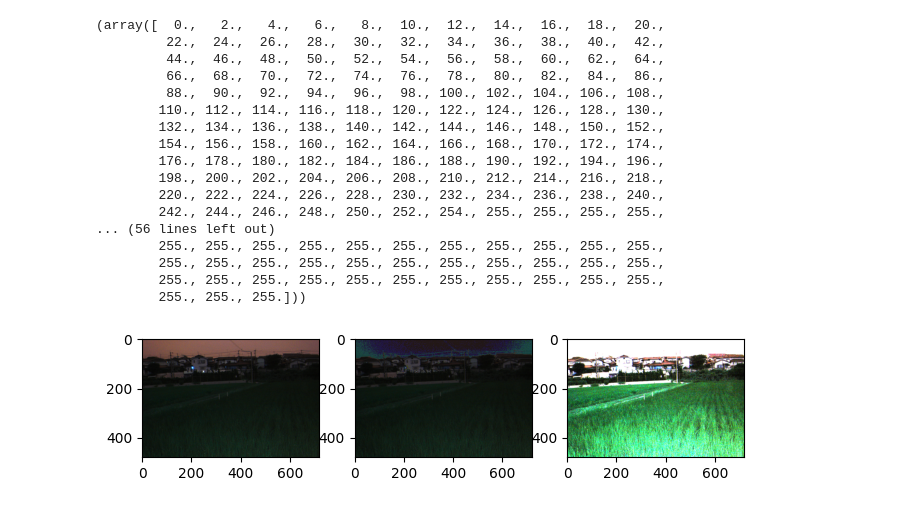
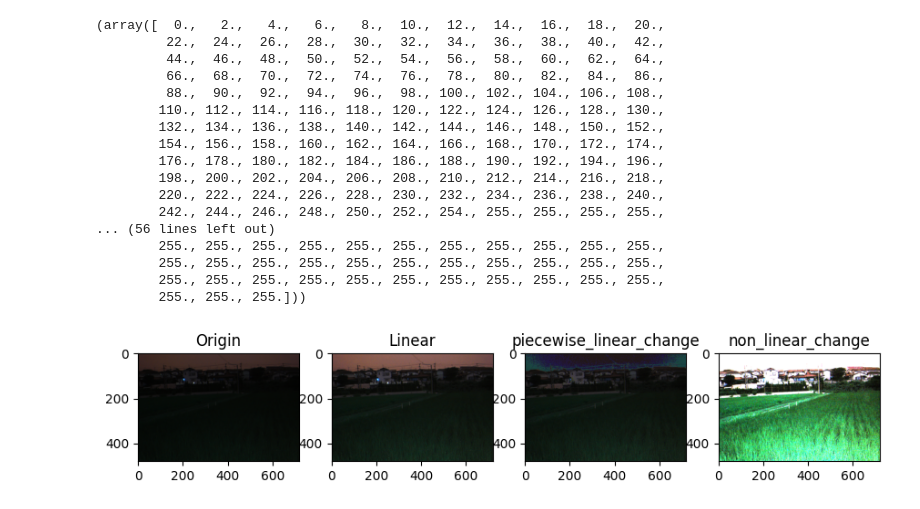
Before and after one commit to NJUSTzwh/ImageAnalysis_homeword, a Jupyter notebook: assignment_1/pointCalculate.ipynb, the cells around one changed output. Saved outputs shown, nothing was run; the diff lists cells and outputs as text; code cells hidden in the pictures.

```diff
--- a/assignment_1/pointCalculate.ipynb
+++ b/assignment_1/pointCalculate.ipynb
@@ -26,14 +33,14 @@ def non_linear_change(pixel):
 # %%
 #创建各个变换的查找表
-LUT_1 = np.zeros(256)
-LUT_2 = np.zeros(256)
-LUT_3 = np.zeros(256)
+LUT_Linear = np.zeros(256)
+LUT_pLinear = np.zeros(256)
+LUT_noLinear = np.zeros(256)
 
 for pixel in range(256):
-    LUT_1[pixel] = linear_change(pixel)
-    LUT_2[pixel] = piecewise_linear_change(pixel)
-    LUT_3[pixel] = non_linear_change(pixel)
-LUT_1,LUT_2,LUT_3
+    LUT_Linear[pixel] = linear_change(pixel)
+    LUT_pLinear[pixel] = piecewise_linear_change(pixel)
+    LUT_noLinear[pixel] = non_linear_change(pixel)
+LUT_Linear,LUT_pLinear,LUT_noLinear
 # %% [output]
 (array([  0.,   2.,   4.,   6.,   8.,  10.,  12.,  14.,  16.,  18.,  20.,
          22.,  24.,  26.,  28.,  30.,  32.,  34.,  36.,  38.,  40.,  42.,
@@ -54,33 +61,29 @@ LUT_1,LUT_2,LUT_3
         255., 255., 255.]))
 # %%
 width,height,channel = image.shape
-image_1 = np.zeros((width,height,channel),np.uint8)
-image_2 = np.zeros((width,height,channel),np.uint8)
-image_3 = np.zeros((width,height,channel),np.uint8)
+imageLinear = np.zeros((width,height,channel),np.uint8)
+imagePLinear = np.zeros((width,height,channel),np.uint8)
+imageNoLinear = np.zeros((width,height,channel),np.uint8)
 for x in range(width):
     for y in range(height):
-        image_1[x,y] = (LUT_1[image[x,y][0]],LUT_1[image[x,y][1]],LUT_1[image[x,y][2]])
-        image_2[x,y] = (LUT_2[image[x,y][0]],LUT_2[image[x,y][1]],LUT_2[image[x,y][2]])
-        image_3[x,y] = (LUT_3[image[x,y][0]],LUT_3[image[x,y][1]],LUT_3[image[x,y][2]])
-cv2.imwrite("1.bmp",image_1)
-cv2.imwrite("2.bmp",image_2)
-cv2.imwrite("3.bmp",image_3)
-image_2
-
-#可视化：
-plt.figure(figsize=(16,6))
-sub = plt.subplot(161)
-sub.set_title("原图")
-plt.imshow(image)
-plt.subplot(161)
-sub.set_title("线性变换")
-plt.imshow(image_1)    #线性变换
-plt.subplot(162)
-sub.set_title("分段线性变换")
-plt.imshow(image_2)   #分段线性变换
-plt.subplot(163)
-sub.set_title("非线性变换")
-plt.imshow(image_3)  #非线性变换
-plt.show()
+        imageLinear[x,y] = (LUT_Linear[image[x,y][0]],LUT_Linear[image[x,y][1]],LUT_Linear[image[x,y][2]])
+        imagePLinear[x,y] = (LUT_pLinear[image[x,y][0]],LUT_pLinear[image[x,y][1]],LUT_pLinear[image[x,y][2]])
+        imageNoLinear[x,y] = (LUT_noLinear[image[x,y][0]],LUT_noLinear[image[x,y][1]],LUT_noLinear[image[x,y][2]])
+# cv2.imwrite("1.bmp",imageLinear)
+# cv2.imwrite("2.bmp",imagePLinear)
+# cv2.imwrite("3.bmp",imageNoLinear)
+# imagePLinear
-# %% [output]
-[figure, removed]
+# %%
+#可视化：
+plt.figure(figsize=(16,4))
+plt.subplot(161),plt.imshow(image)
+plt.title("Origin")
+plt.subplot(162),plt.imshow(imageLinear)
+plt.title("Linear")
+plt.subplot(163),plt.imshow(imagePLinear)
+plt.title("piecewise_linear_change")
+plt.subplot(164),plt.imshow(imageNoLinear)
+plt.title("non_linear_change")
+plt.show()
+# %% [output]
+[figure, added]
```
Also changed, not shown: parts of 2 cells of this notebook, 5 other files.
